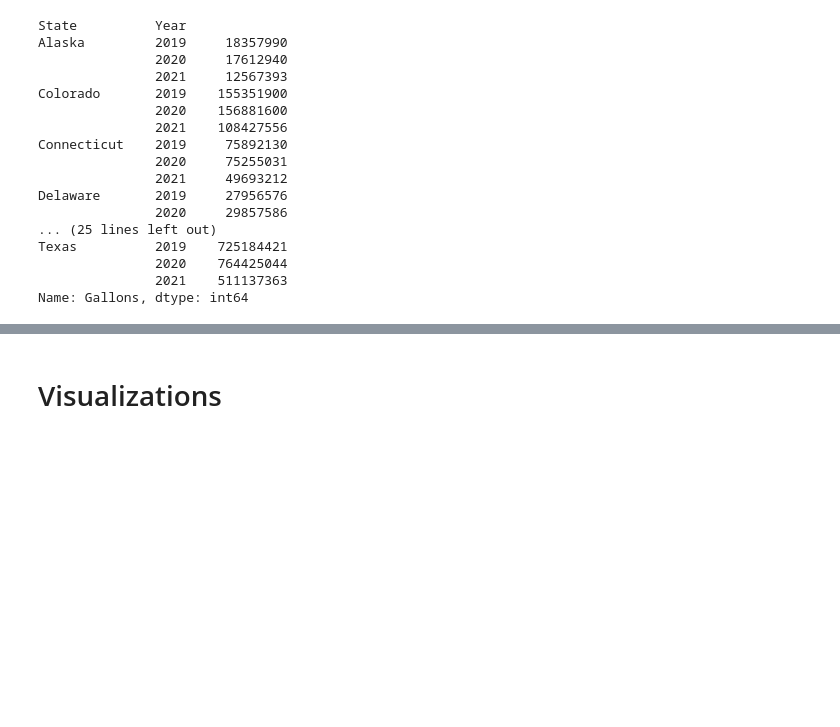
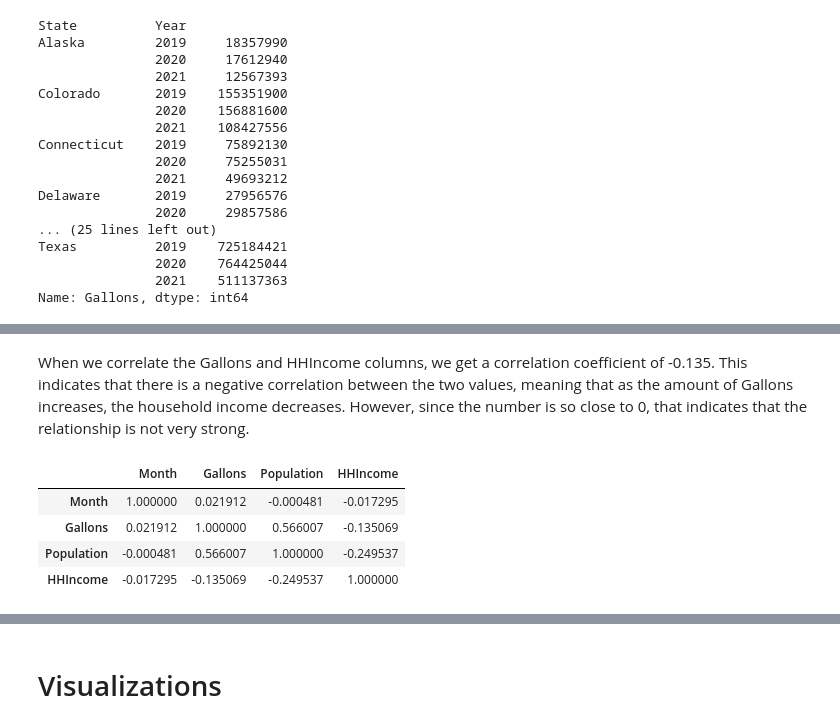
Before and after one commit to alexisn725/US_Alcohol_HHIncome, a Jupyter notebook: US_Alcohol_HHIncome.ipynb, the cells around one changed output, grey strips where cells are left out. Drawn from its saved outputs; the diff is of its cells as text; code cells hidden in the pictures; blank space fills up the shorter version.

```diff
--- a/US_Alcohol_HHIncome.ipynb
+++ b/US_Alcohol_HHIncome.ipynb
@@ -490,0 +603,11 @@ print(corr)
+# %% [markdown]
+When we correlate the Gallons and HHIncome columns, we get a correlation coefficient of -0.135. This indicates that there is a negative correlation between the two values, meaning that as the amount of Gallons increases, the household income decreases. However, since the number is so close to 0, that indicates that the relationship is not very strong.
+# %%
+# this exresssion shows the correlation between all columns in the dataset
+merged_df.corr()
+# %% [output]
+|  | Month | Gallons | Population | HHIncome |
+| Month | 1.000000 | 0.021912 | -0.000481 | -0.017295 |
+| Gallons | 0.021912 | 1.000000 | 0.566007 | -0.135069 |
+| Population | -0.000481 | 0.566007 | 1.000000 | -0.249537 |
+| HHIncome | -0.017295 | -0.135069 | -0.249537 | 1.000000 |
```
Also changed, not shown: parts of 47 cells of this notebook.
